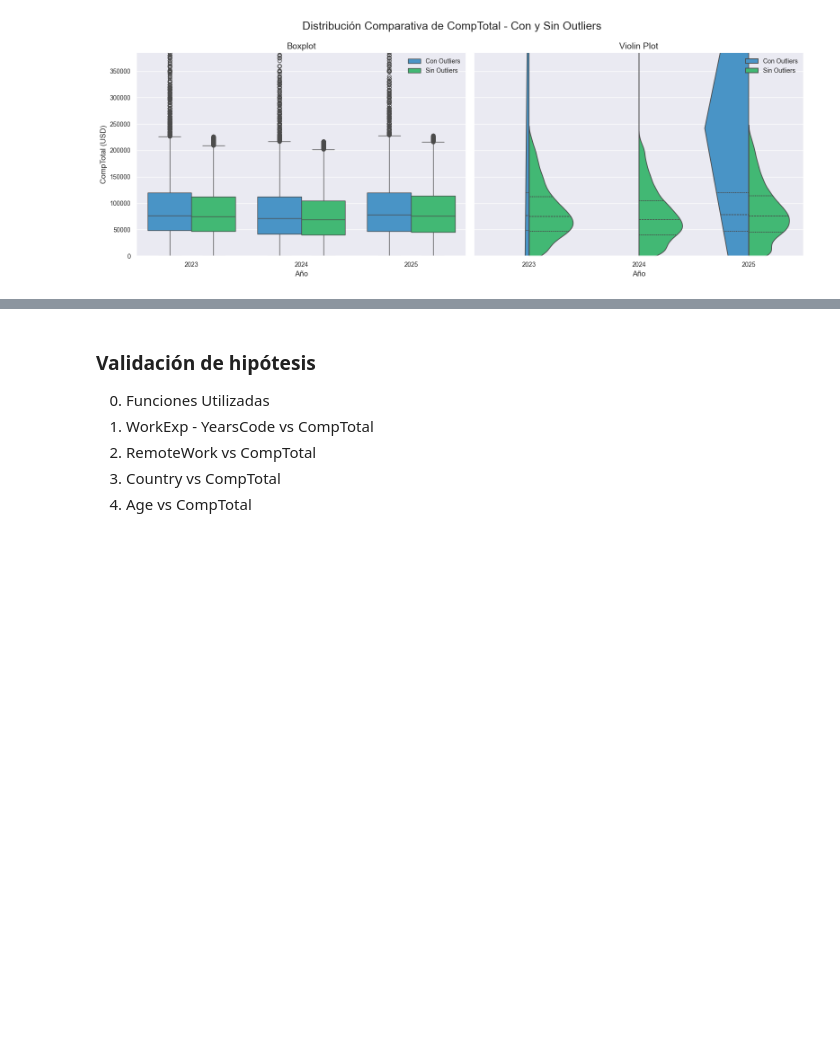
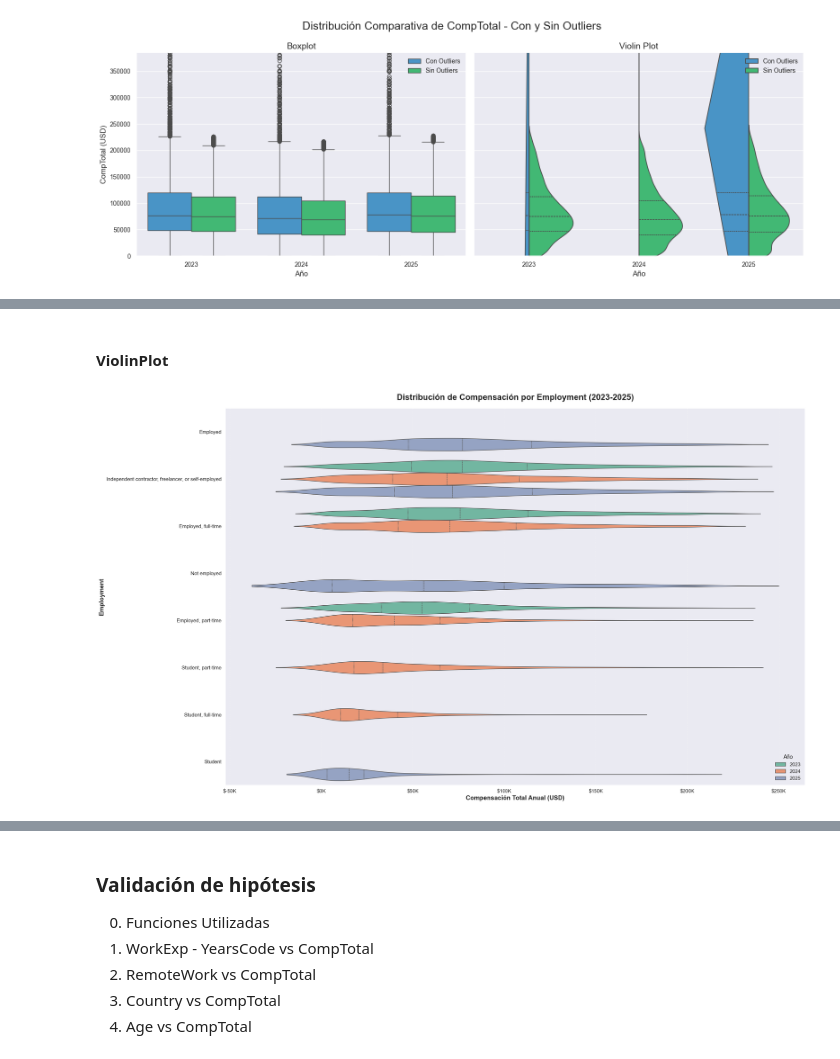
Before and after one commit to Maidana0/encuestas-stack-overflow, a Jupyter notebook: Proyecto_Final_Maidana_Franco.ipynb, the cells around one changed output, grey strips where cells are left out. Drawn from its saved outputs; the diff is of its cells as text; code cells hidden in the pictures; blank space fills up the shorter version.

```diff
--- a/Proyecto_Final_Maidana_Franco.ipynb
+++ b/Proyecto_Final_Maidana_Franco.ipynb
@@ -1117,0 +1561,7 @@ graficar_distribucion_completa(df_con_outliers=df_filtrado, df_sin_outliers=df_f
+# %% [markdown]
+#### ViolinPlot
+# %%
+# Para Employment
+crear_violin_categorico(df_filtrado_sin_outliers, 'Employment',explotar=True)
+# %% [output]
+[figure, added]
```
Also changed, not shown: parts of 14 cells of this notebook.
